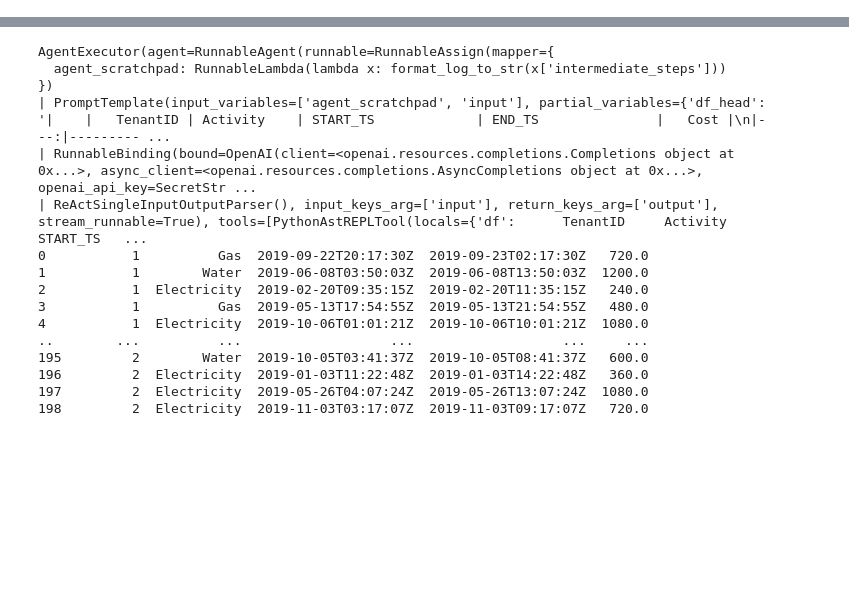
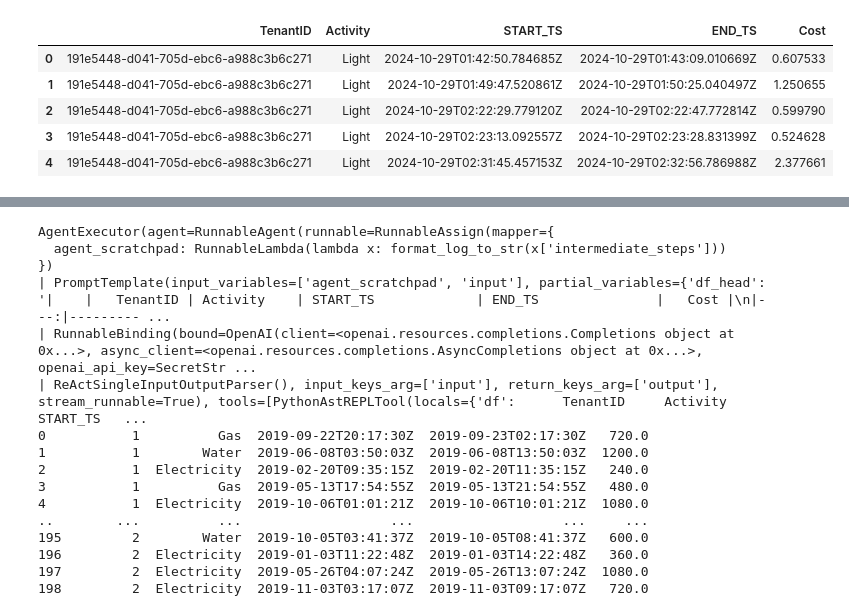
Before and after one commit to kishaiyan/splitmateez, a Jupyter notebook: LLM.ipynb, the cells around one changed output, grey strips where cells are left out. Drawn from its saved outputs; the diff is of its cells as text; code cells hidden in the pictures; blank space fills up the shorter version.

```diff
--- a/LLM.ipynb
+++ b/LLM.ipynb
@@ -14,4 +14,13 @@ llm=OpenAI()
 # %%
 import pandas as pd
 # %%
-data=pd.read_csv("./Tenant activities.csv")
+data=pd.read_csv("./Tenant Activity Logs.csv")
+# %%
+data.head()
+# %% [output]
+|  | TenantID | Activity | START_TS | END_TS | Cost |
+| 0 | 191e5448-d041-705d-ebc6-a988c3b6c271 | Light | 2024-10-29T01:42:50.784685Z | 2024-10-29T01:43:09.010669Z | 0.607533 |
+| 1 | 191e5448-d041-705d-ebc6-a988c3b6c271 | Light | 2024-10-29T01:49:47.520861Z | 2024-10-29T01:50:25.040497Z | 1.250655 |
+| 2 | 191e5448-d041-705d-ebc6-a988c3b6c271 | Light | 2024-10-29T02:22:29.779120Z | 2024-10-29T02:22:47.772814Z | 0.599790 |
+| 3 | 191e5448-d041-705d-ebc6-a988c3b6c271 | Light | 2024-10-29T02:23:13.092557Z | 2024-10-29T02:23:28.831399Z | 0.524628 |
+| 4 | 191e5448-d041-705d-ebc6-a988c3b6c271 | Light | 2024-10-29T02:31:45.457153Z | 2024-10-29T02:32:56.786988Z | 2.377661 |
```
Also changed, not shown: parts of 3 cells of this notebook, 36 other files.
